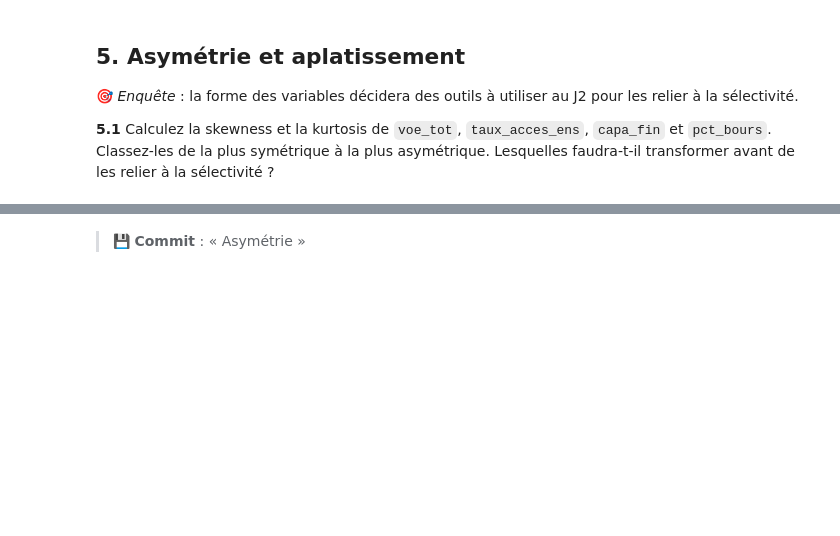
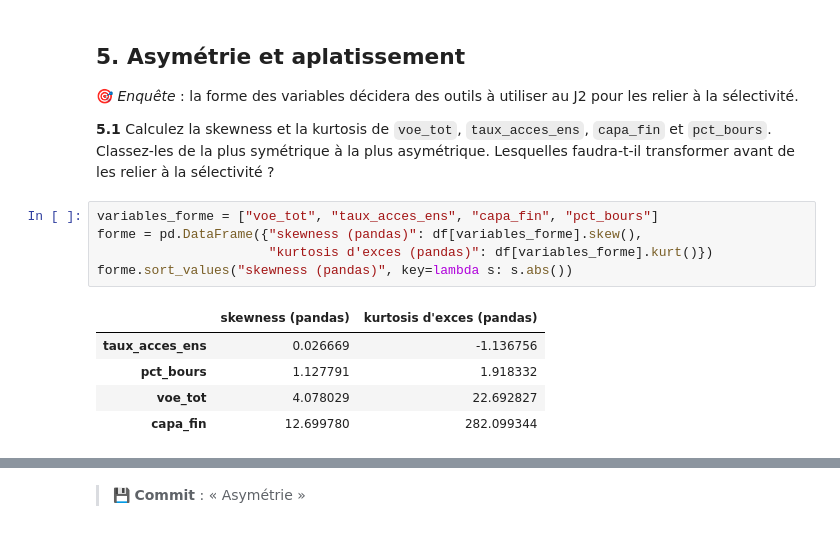
Before and after one commit to Anaisblk/Analyse-Parcoursup, a Jupyter notebook: TP_Parcoursup (1).ipynb, the cells around one changed output, grey strips where cells are left out. Saved outputs shown, nothing was run; the diff lists cells and outputs as text; blank space fills up the shorter version.

```diff
--- a/TP_Parcoursup (1).ipynb
+++ b/TP_Parcoursup (1).ipynb
@@ -380,4 +380,15 @@ from scipy import stats
 🎯 *Enquête* : la forme des variables décidera des outils à utiliser au J2 pour les relier à la sélectivité.
 
 **5.1** Calculez la skewness et la kurtosis de `voe_tot`, `taux_acces_ens`, `capa_fin` et `pct_bours`. Classez-les de la plus symétrique à la plus asymétrique. Lesquelles faudra-t-il transformer avant de les relier à la sélectivité ?
+# %%
+variables_forme = ["voe_tot", "taux_acces_ens", "capa_fin", "pct_bours"]
+forme = pd.DataFrame({"skewness (pandas)": df[variables_forme].skew(),
+                      "kurtosis d'exces (pandas)": df[variables_forme].kurt()})
+forme.sort_values("skewness (pandas)", key=lambda s: s.abs())
+# %% [output]
+|  | skewness (pandas) | kurtosis d'exces (pandas) |
+| taux_acces_ens | 0.026669 | -1.136756 |
+| pct_bours | 1.127791 | 1.918332 |
+| voe_tot | 4.078029 | 22.692827 |
+| capa_fin | 12.699780 | 282.099344 |
 # %% [markdown]
```
Also changed, not shown: parts of 1 cell of this notebook.
